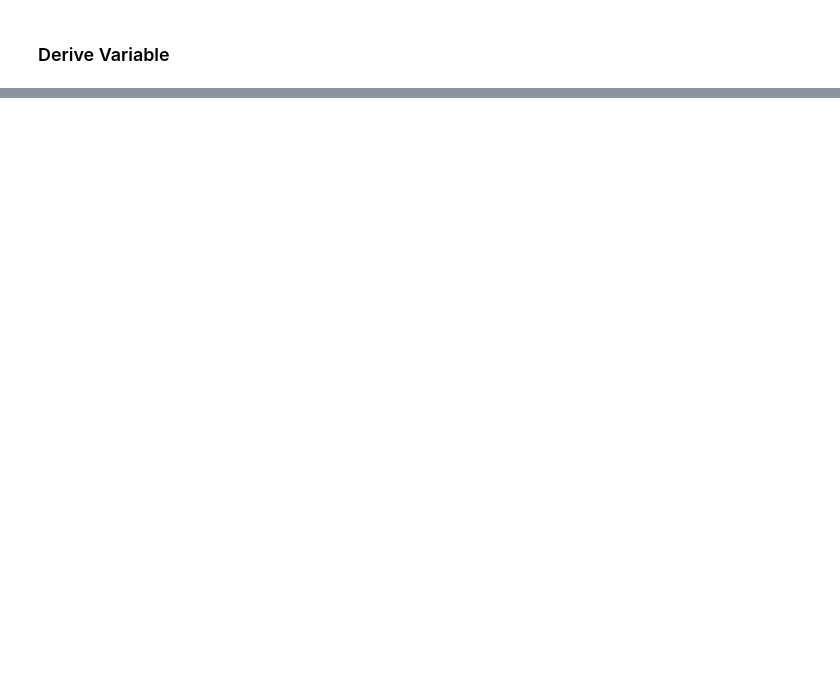
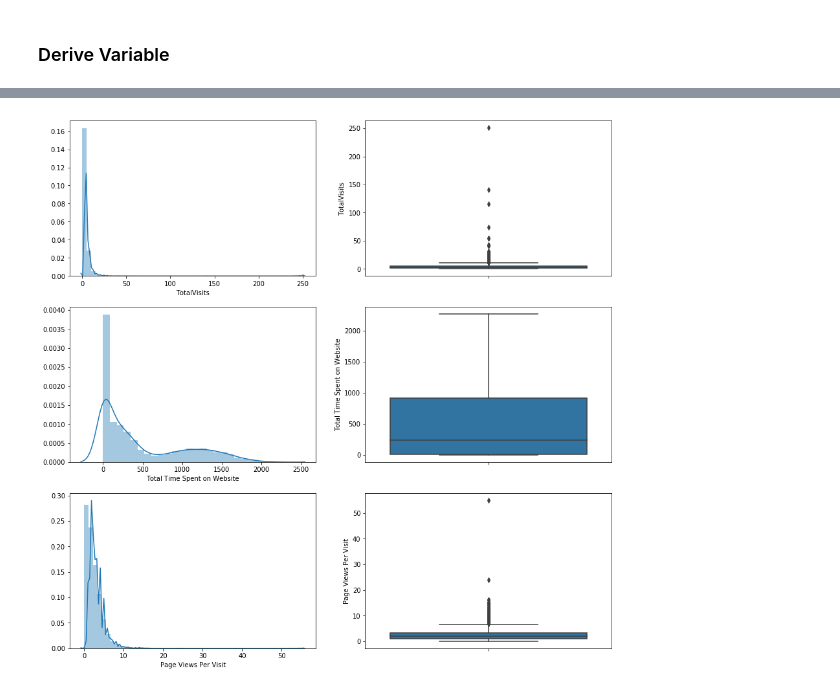
Before and after one commit to ppawar88/DSProject, a Jupyter notebook: Education Institute - Lead Scoring/Education Institute - Lead Scoring.ipynb, the cells around one changed output, grey strips where cells are left out. Saved outputs shown, nothing was run; the diff lists cells and outputs as text; code cells hidden in the pictures; blank space fills up the shorter version.

```diff
--- a/Education Institute - Lead Scoring/Education Institute - Lead Scoring.ipynb
+++ b/Education Institute - Lead Scoring/Education Institute - Lead Scoring.ipynb
@@ -414,0 +509,15 @@ Organic Search 	1154 	436 	12.72 	12.69
+# %%
+plt.figure(figsize=(15,15))
+index = 1
+lstCols = ['TotalVisits','Total Time Spent on Website','Page Views Per Visit']
+for c in lstCols:
+    plt.subplot(3,2,index)
+    sns.distplot(leadsDF[c])
+
+    index+=1
+    plt.subplot(3,2,index)
+    sns.boxplot(y=leadsDF[c])
+
+    index+=1
+# %% [output]
+[figure, added]
```
Also changed, not shown: parts of 92 cells of this notebook.
